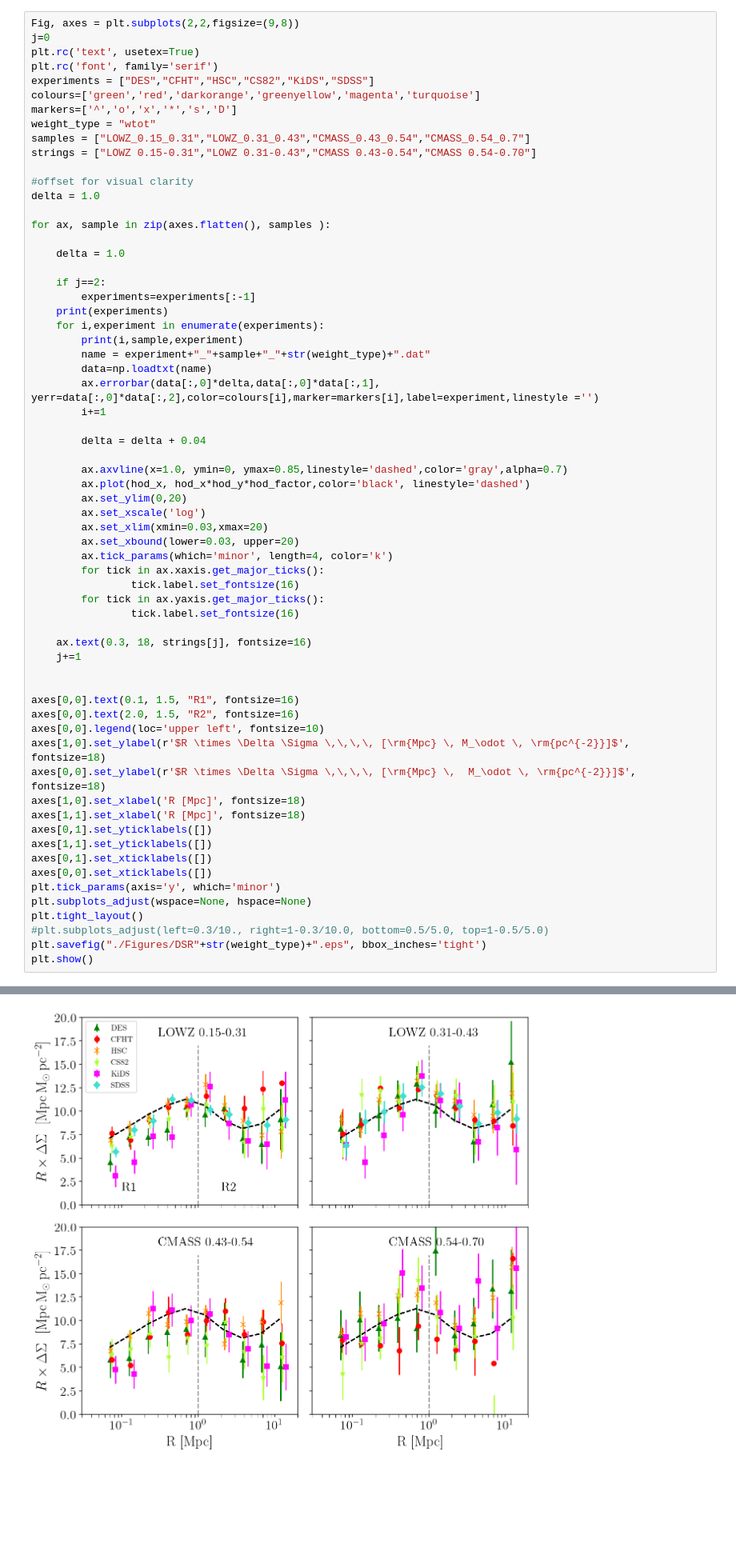
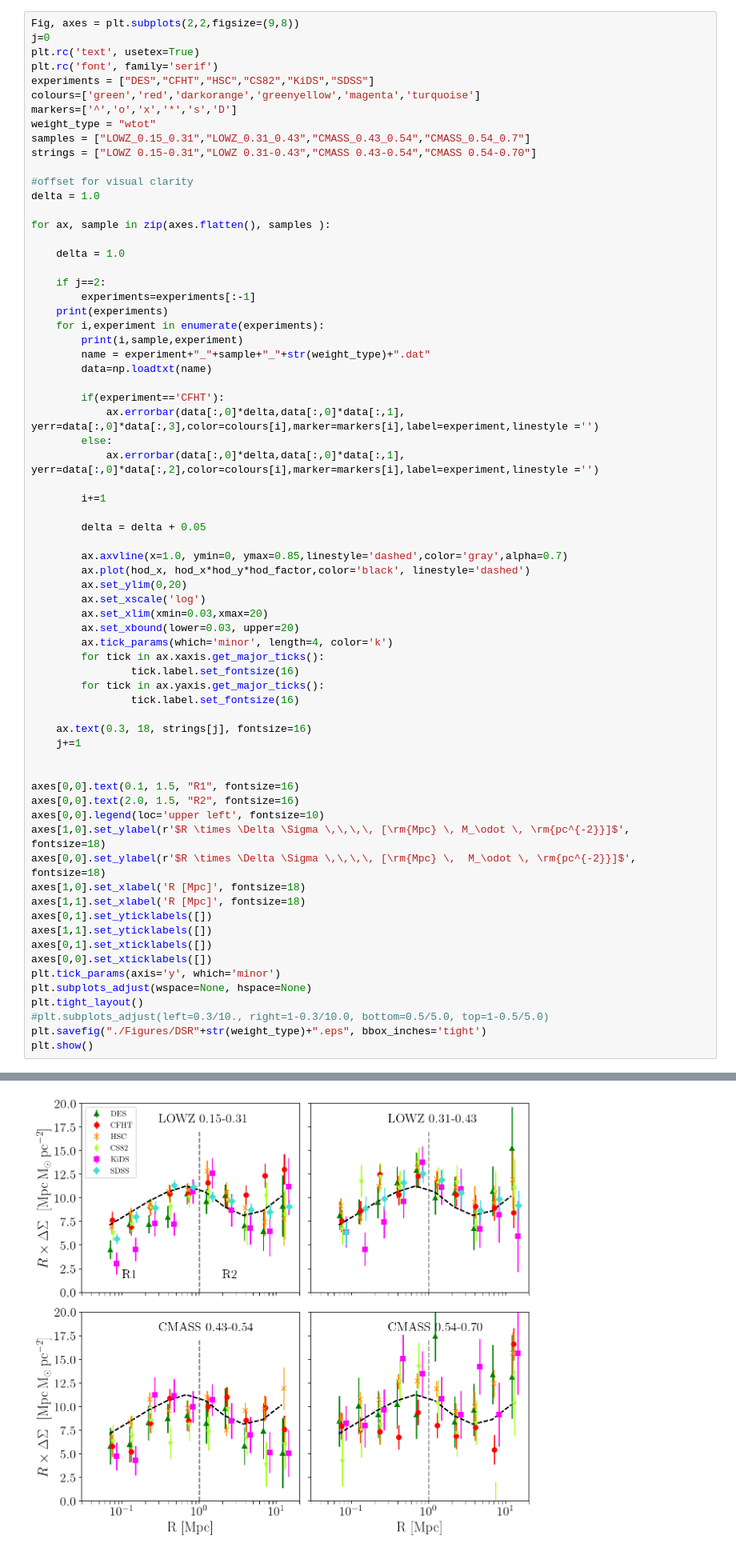
Before and after one commit to alexieleauthaud/lensingwithoutborders, a Jupyter notebook: PlotSignals.ipynb, the cells around one changed output, grey strips where cells are left out. Shown at 80% size. Saved outputs shown, nothing was run; the diff lists cells and outputs as text; blank space fills up the shorter version.

Commit message:
fixed CFHT errors in plot

```diff
--- a/PlotSignals.ipynb
+++ b/PlotSignals.ipynb
@@ -59,10 +59,15 @@ for ax, sample in zip(axes.flatten(), samples ):
         print(i,sample,experiment)
         name = experiment+"_"+sample+"_"+str(weight_type)+".dat"
         data=np.loadtxt(name)
-        ax.errorbar(data[:,0]*delta,data[:,0]*data[:,1], yerr=data[:,0]*data[:,2],color=colours[i],marker=markers[i],label=experiment,linestyle ='')
+
+        if(experiment=='CFHT'):
+            ax.errorbar(data[:,0]*delta,data[:,0]*data[:,1], yerr=data[:,0]*data[:,3],color=colours[i],marker=markers[i],label=experiment,linestyle ='')
+        else:
+            ax.errorbar(data[:,0]*delta,data[:,0]*data[:,1], yerr=data[:,0]*data[:,2],color=colours[i],marker=markers[i],label=experiment,linestyle ='')
+
         i+=1
 
-        delta = delta + 0.04
+        delta = delta + 0.05
 
         ax.axvline(x=1.0, ymin=0, ymax=0.85,linestyle='dashed',color='gray',alpha=0.7)
         ax.plot(hod_x, hod_x*hod_y*hod_factor,color='black', linestyle='dashed')
@@ -150 +140 @@ The `xmax` argument was deprecated in Matplotlib 3.0 and will be removed in 3.2.
-[figure, old version]
+[figure, new version]
```
Also changed, not shown: parts of 1 cell of this notebook, 18 other files.
